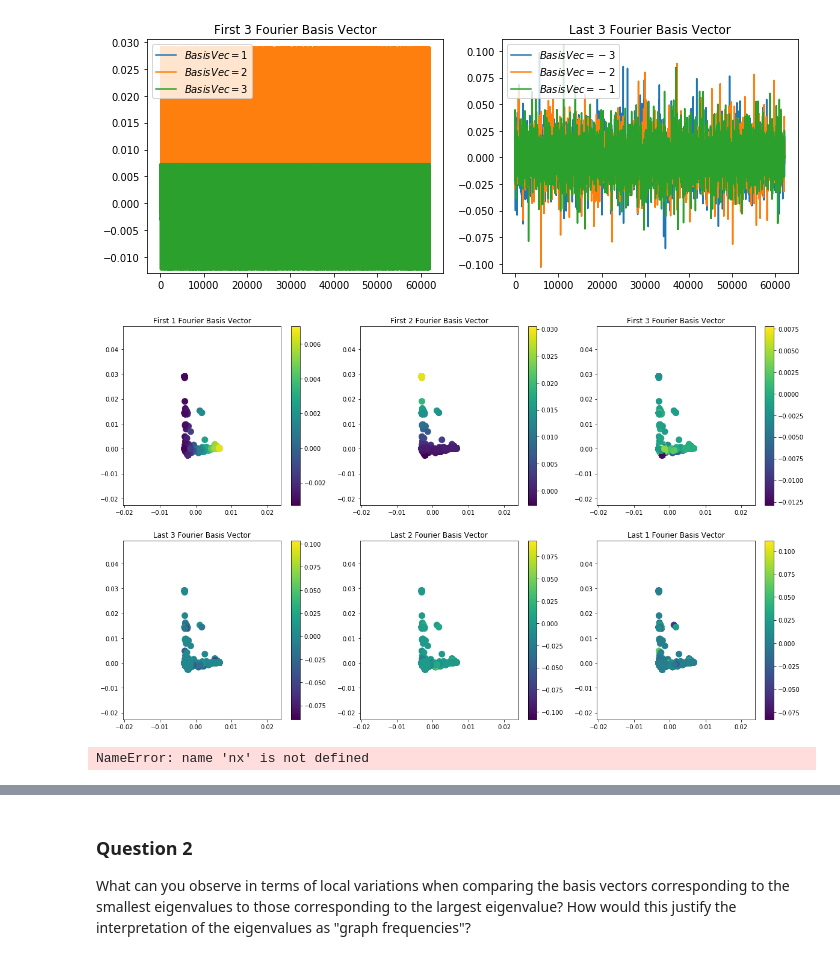
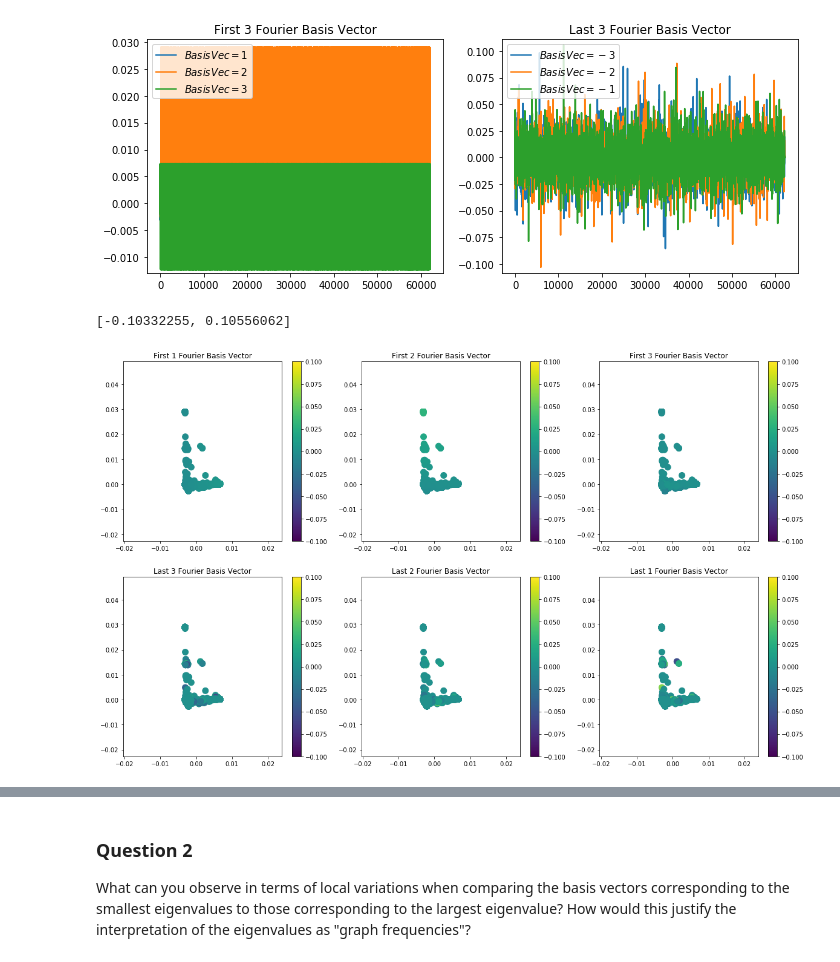
Before and after one commit to ilijagjorgjiev/ntds2018_team50, a Jupyter notebook: milestones/4_graph_signal_processing.ipynb, the cells around one changed output, grey strips where cells are left out. Drawn from its saved outputs; the diff is of its cells as text; code cells hidden in the pictures.

```diff
--- a/milestones/4_graph_signal_processing.ipynb
+++ b/milestones/4_graph_signal_processing.ipynb
@@ -87,9 +87,5 @@ _Note_: If your features/labels are not floating-point numbers, please convert t
 import pandas as pd
 features = pd.read_csv('features.csv')
 # %%
-adjacency_org = scipy.load("undirected_adjacency.npy")
-adjacency = sparse.csr_matrix(adjacency_org, adjacency_org.shape, dtype=np.float)
-scipy.sparse.save_npz("adjacency_undirected_sparse_csr" ,adjacency)
-
 adjacency = scipy.sparse.load_npz("adjacency_undirected_sparse_csr.npz")
 n_nodes =  adjacency.shape[0]
@@ -163,18 +148,26 @@ fig.tight_layout()
+# %%
+low = min (np.ndarray.min(U[:,:3]), np.ndarray.min(U[:,-3:]))
+up = max (np.ndarray.max(U[:,:3]), np.ndarray.max(U[:,-3:]))
+limits=[low ,up]
+print(limits)
+
+#or
+limits=[0.1 ,-0.1]
+# %% [output]
+[-0.10332255, 0.10556062]
 # %%
-#graph.set_coordinates('spring')  # Force-directed layout.
+# Plot the First and Last 3 Fourier Basis Vectors is Laplacian Eigenmaps coordinates
 graph.set_coordinates(eigenvectors[:, 1:3])  # Laplacian eigenmaps.
 fig, axes = plt.subplots(2, 3, figsize=(20, 12))
-graph.plot_signal(U[:, 1], ax=axes[0,0],plot_name='First 1 Fourier Basis Vector', colorbar=True)
-graph.plot_signal(U[:, 2], ax=axes[0,1],plot_name='First 2 Fourier Basis Vector', colorbar=True)
-graph.plot_signal(U[:, 3], ax=axes[0,2],plot_name='First 3 Fourier Basis Vector', colorbar=True)
-#last 3
-graph.plot_signal(U[:, -3], ax=axes[1,0],plot_name='Last 3 Fourier Basis Vector', colorbar=True)
-graph.plot_signal(U[:, -2], ax=axes[1,1],plot_name='Last 2 Fourier Basis Vector', colorbar=True)
-graph.plot_signal(U[:, -1], ax=axes[1,2],plot_name='Last 1 Fourier Basis Vector', colorbar=True)
+
+# first 3
+graph.plot_signal(U[:, 1], ax=axes[0,0],plot_name='First 1 Fourier Basis Vector', colorbar=True , limits=limits)
+graph.plot_signal(U[:, 2], ax=axes[0,1],plot_name='First 2 Fourier Basis Vector', colorbar=True , limits=limits)
+graph.plot_signal(U[:, 3], ax=axes[0,2],plot_name='First 3 Fourier Basis Vector', colorbar=True , limits=limits)
+
+# last 3
+graph.plot_signal(U[:, -3], ax=axes[1,0],plot_name='Last 3 Fourier Basis Vector', colorbar=True , limits=limits)
+graph.plot_signal(U[:, -2], ax=axes[1,1],plot_name='Last 2 Fourier Basis Vector', colorbar=True , limits=limits)
+graph.plot_signal(U[:, -1], ax=axes[1,2],plot_name='Last 1 Fourier Basis Vector', colorbar=True , limits=limits)
 # %% [output]
-[figure, old version]
+[figure, new version]
-# %%
-signal = U[:,1]
-nx.__version__
-# %% [output]
-NameError: name 'nx' is not defined
```
Also changed, not shown: parts of 28 cells of this notebook.
